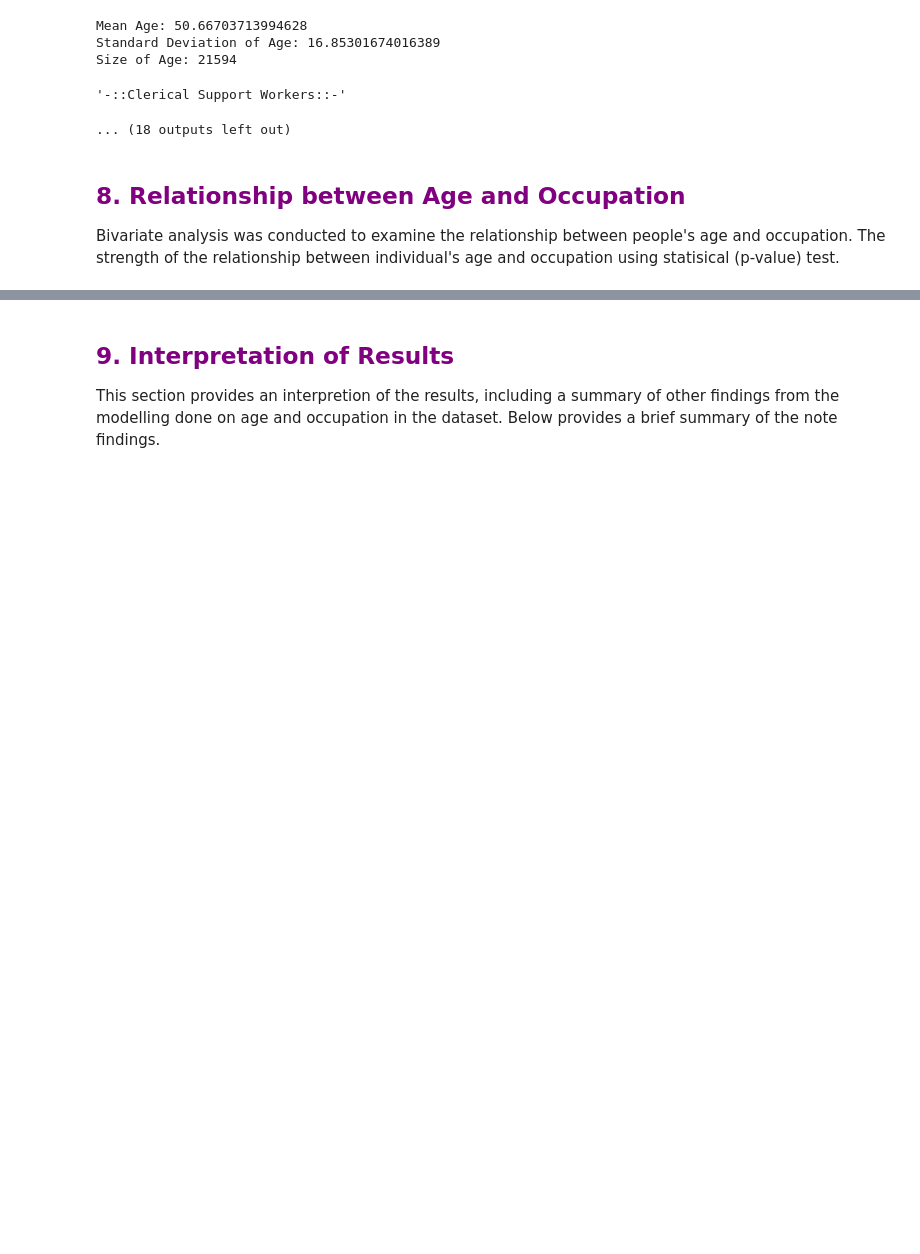
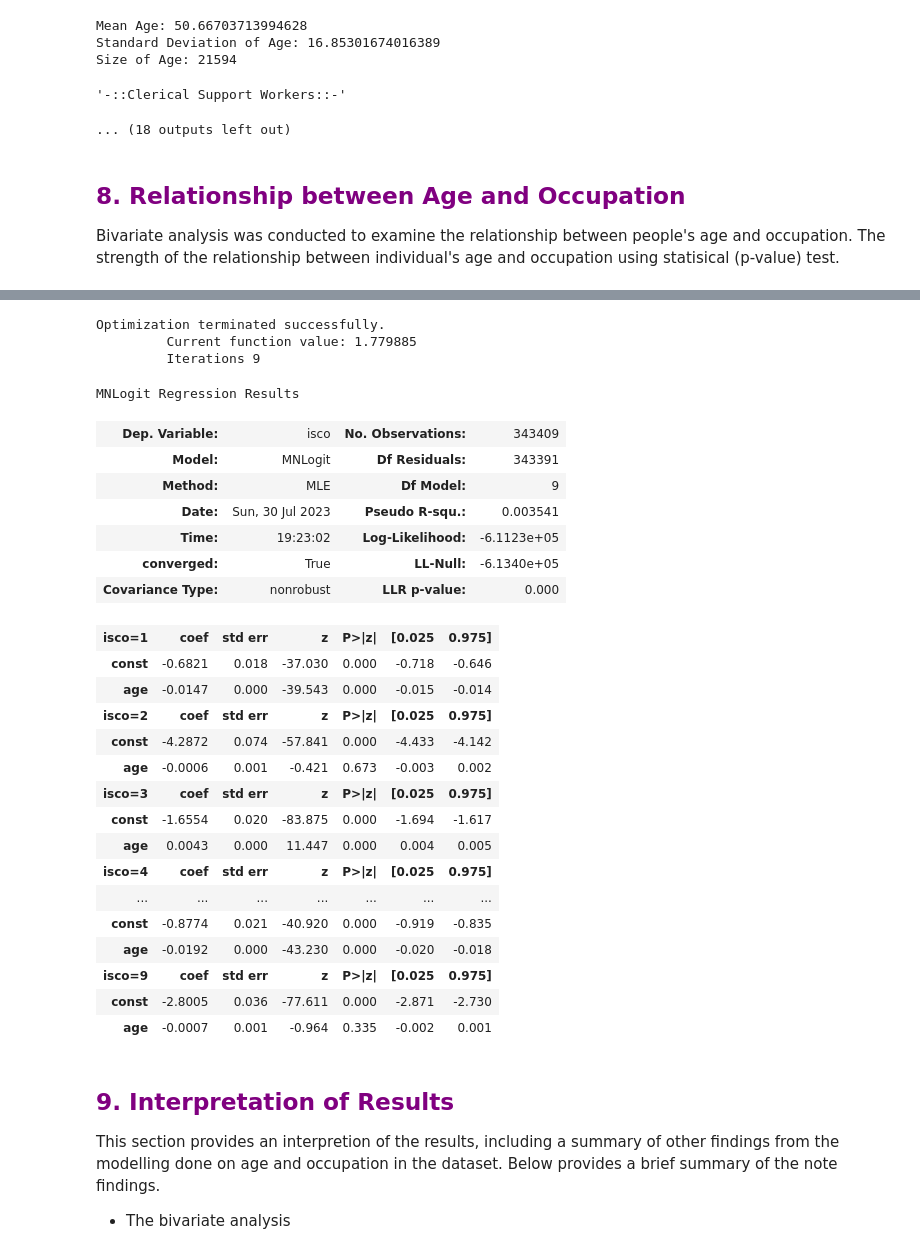
Before and after one commit to tsa-ml/tsa-ml, a Jupyter notebook: Use Cases - Age and Occupation.ipynb, the cells around one changed output, grey strips where cells are left out. Drawn from its saved outputs; the diff is of its cells as text; code cells hidden in the pictures; blank space fills up the shorter version.

Commit message:
completed calculating regression for age and occupation

```diff
--- a/Use Cases - Age and Occupation.ipynb
+++ b/Use Cases - Age and Occupation.ipynb
@@ -716,0 +689,11 @@ display(df_test)
+# %%
+# regression on young and old VS professional and non-professional
+encoder = OrdinalEncoder()
+age_g = encoder.fit_transform(np.array(df_2_3_copy.loc[:, "OldVsYoung"]).reshape(len(df_2_3_copy), 1))
+occ_g = encoder.fit_transform(np.array(df_2_3_copy.loc[:, "ProfVsNonProf"]).reshape(len(df_2_3_copy), 1))
+mod_prob = OrderedModel(pd.DataFrame(age_g), pd.DataFrame(occ_g), distr='logit')
+res_prob = mod_prob.fit(method='bfgs')
+
+display("Parameters: ", res_prob.params)
+
+res_prob.summary()
@@ -716,0 +722,7 @@ display(df_test)
+# %%
+logit_mod = sm.Logit(pd.DataFrame(age_g), sm.add_constant(pd.DataFrame(occ_g)))
+logit_res = logit_mod.fit()
+
+display("Parameters: ", res_prob.params)
+
+logit_res.summary()
@@ -716,0 +771,5 @@ display(df_test)
+# %%
+mlogit_mod = sm.MNLogit(df_test["age_group"], sm.add_constant(df_test["isco"]))
+mlogit_res = mlogit_mod.fit()
+display(mlogit_res.params)
+display(mlogit_res.summary())
@@ -717,4 +806,38 @@ display(df_test)
+# %%
+mlogit_mod = sm.MNLogit(df_test["isco"], sm.add_constant(df_test["age"]))
+mlogit_res = mlogit_mod.fit()
+display(mlogit_res.summary())
+# %% [output]
+Optimization terminated successfully.
+         Current function value: 1.779885
+         Iterations 9
+MNLogit Regression Results
+| Dep. Variable: | isco | No. Observations: | 343409 |
+| Model: | MNLogit | Df Residuals: | 343391 |
+| Method: | MLE | Df Model: | 9 |
+| Date: | Sun, 30 Jul 2023 | Pseudo R-squ.: | 0.003541 |
+| Time: | 19:23:02 | Log-Likelihood: | -6.1123e+05 |
+| converged: | True | LL-Null: | -6.1340e+05 |
+| Covariance Type: | nonrobust | LLR p-value: | 0.000 |
+| isco=1 | coef | std err | z | P>|z| | [0.025 | 0.975] |
+| const | -0.6821 | 0.018 | -37.030 | 0.000 | -0.718 | -0.646 |
+| age | -0.0147 | 0.000 | -39.543 | 0.000 | -0.015 | -0.014 |
+| isco=2 | coef | std err | z | P>|z| | [0.025 | 0.975] |
+| const | -4.2872 | 0.074 | -57.841 | 0.000 | -4.433 | -4.142 |
+| age | -0.0006 | 0.001 | -0.421 | 0.673 | -0.003 | 0.002 |
+| isco=3 | coef | std err | z | P>|z| | [0.025 | 0.975] |
+| const | -1.6554 | 0.020 | -83.875 | 0.000 | -1.694 | -1.617 |
+| age | 0.0043 | 0.000 | 11.447 | 0.000 | 0.004 | 0.005 |
+| isco=4 | coef | std err | z | P>|z| | [0.025 | 0.975] |
+| ... | ... | ... | ... | ... | ... | ... |
+| const | -0.8774 | 0.021 | -40.920 | 0.000 | -0.919 | -0.835 |
+| age | -0.0192 | 0.000 | -43.230 | 0.000 | -0.020 | -0.018 |
+| isco=9 | coef | std err | z | P>|z| | [0.025 | 0.975] |
+| const | -2.8005 | 0.036 | -77.611 | 0.000 | -2.871 | -2.730 |
+| age | -0.0007 | 0.001 | -0.964 | 0.335 | -0.002 | 0.001 |
 # %% [markdown]
 ## <font color=purple>9. Interpretation of Results</font>
 
 This section provides an interpretion of the results, including a summary of other findings from the modelling done on age and occupation in the dataset. Below provides a brief summary of the note findings.
+
+- The bivariate analysis
```
Also changed, not shown: parts of 15 cells of this notebook, 1 other file.
